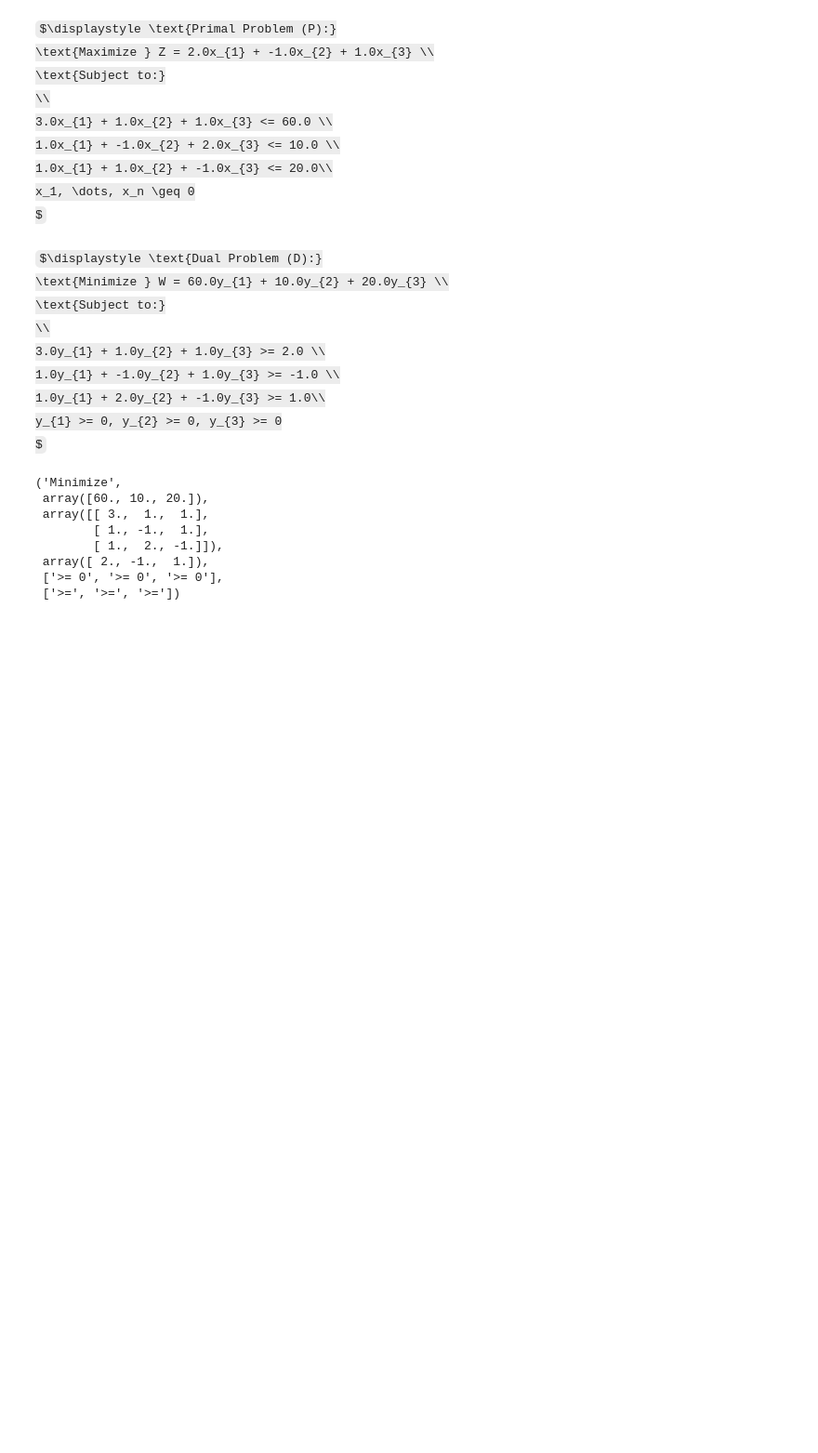
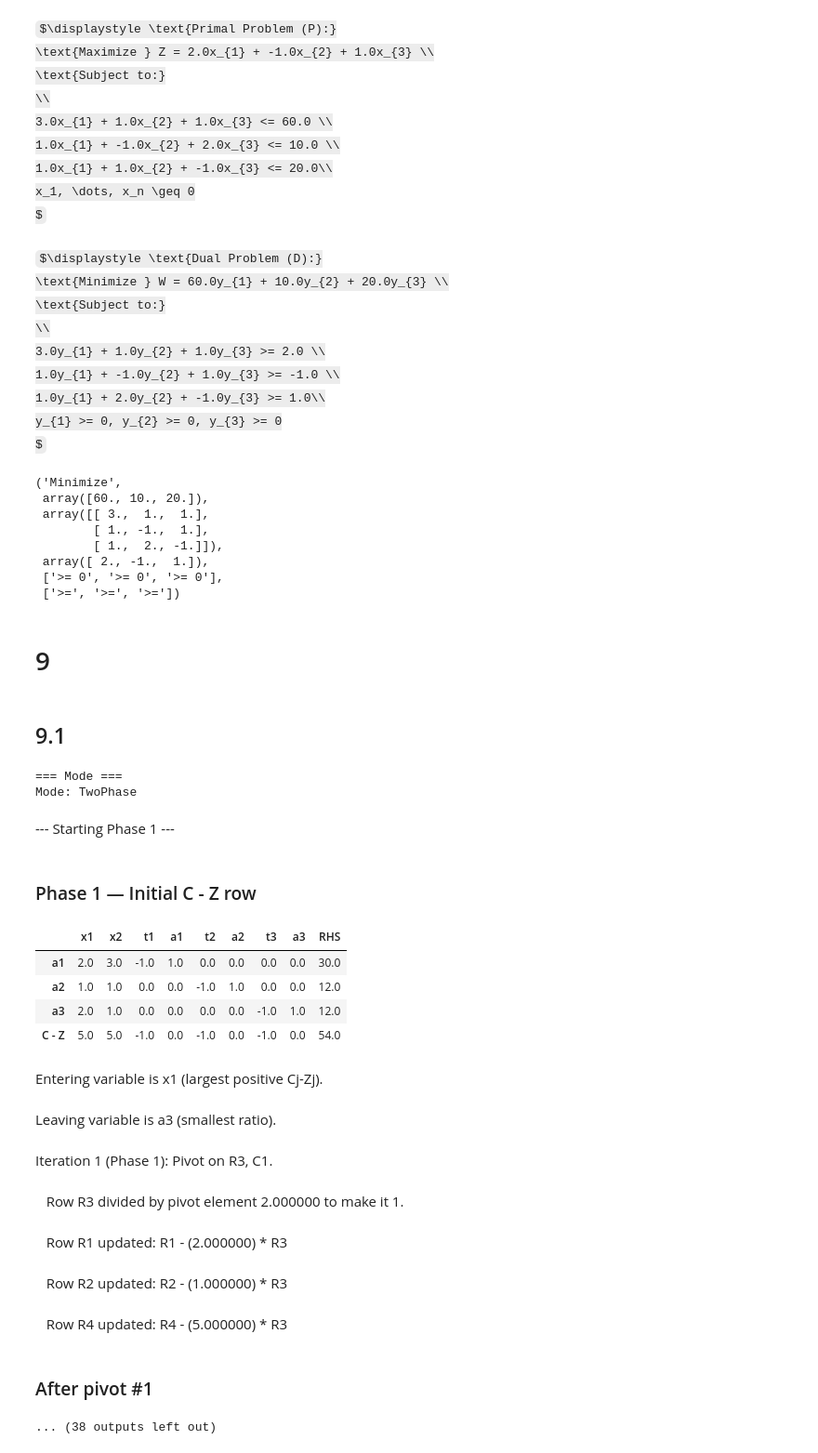
Before and after one commit to alicelouis47/OR, a Jupyter notebook: example/3.ipynb, the cells around one changed output. Shown: that part at 93% size. Saved outputs shown, nothing was run; the diff lists cells and outputs as text; code cells hidden in the pictures; some formulas as TeX source; blank space fills up the shorter version.

```diff
--- a/example/3.ipynb
+++ b/example/3.ipynb
@@ -111,3 +644,29 @@ def general_primal_to_dual(objective, c, A, b, constraints):
+# %%
+def run_and_show(sense, c, A, b, cons, Mode, M):
+    if Mode == 'BigM':
+        solver = BigMSimplex(sense=sense, c=c, A=A, b=b, cons=cons, M=M, bland=False)
+    else:
+        solver = TwoPhaseSimplex(sense=sense, c=c, A=A, b=b, cons=cons, bland=False)
+    result = solver.solve(show_steps=True)
+    print("\n=== Mode ===")
+    print("Mode:", Mode)
+
+    from IPython.display import Markdown, display
+    # Show step logs
+    for step in result.steps:
+        if isinstance(step, tuple):
+            title, df = step
+            display(Markdown(f"### {title}"))
+            display(df)
+        else:
+            display(Markdown(step))
+
+
+    print("\n=== RESULT ===")
+    print("Status:", result.status)
+    print("Objective value:", result.objective)
+    print("Solution:", result.solution)
+    print("Iterations:", result.iterations)
 # %% [markdown]
 # 5
 # %%
@@ -185,3 +744,40 @@ $
  array([ 2., -1.,  1.]),
  ['>= 0', '>= 0', '>= 0'],
  ['>=', '>=', '>='])
+# %% [markdown]
+# 9
+# %% [markdown]
+## 9.1
+# %%
+# Example (change these to your own problem)
+sense = 'min'  # 'max' or 'min'
+c = [40, 50]     # maximize 3x1 + 2x2
+A = [
+    [2, 3],
+    [1, 1],
+    [2, 1]
+]
+b = [30, 12, 12]
+cons = ['>=', '>=', '>=']
+Mode = 'TwoPhase'
+
+run_and_show(sense, c, A, b, cons, Mode, M=1e5)
+# %% [output]
+=== Mode ===
+Mode: TwoPhase
+--- Starting Phase 1 ---
+### Phase 1 — Initial C - Z row
+|  | x1 | x2 | t1 | a1 | t2 | a2 | t3 | a3 | RHS |
+| a1 | 2.0 | 3.0 | -1.0 | 1.0 | 0.0 | 0.0 | 0.0 | 0.0 | 30.0 |
+| a2 | 1.0 | 1.0 | 0.0 | 0.0 | -1.0 | 1.0 | 0.0 | 0.0 | 12.0 |
+| a3 | 2.0 | 1.0 | 0.0 | 0.0 | 0.0 | 0.0 | -1.0 | 1.0 | 12.0 |
+| C - Z | 5.0 | 5.0 | -1.0 | 0.0 | -1.0 | 0.0 | -1.0 | 0.0 | 54.0 |
+Entering variable is x1 (largest positive Cj-Zj).
+Leaving variable is a3 (smallest ratio).
+Iteration 1 (Phase 1): Pivot on R3, C1.
+   Row R3 divided by pivot element 2.000000 to make it 1.
+   Row R1 updated: R1 - (2.000000) * R3
+   Row R2 updated: R2 - (1.000000) * R3
+   Row R4 updated: R4 - (5.000000) * R3
+### After pivot #1
+... (38 outputs left out)
```
Also changed, not shown: parts of 8 cells of this notebook, 7 other files.
